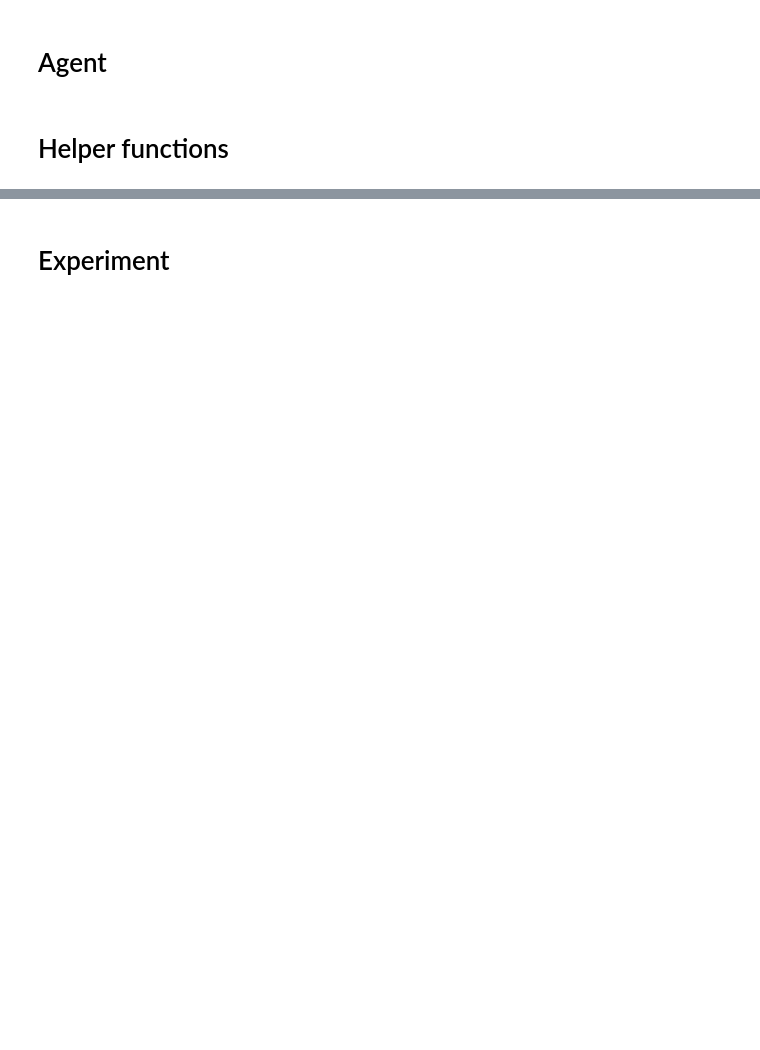
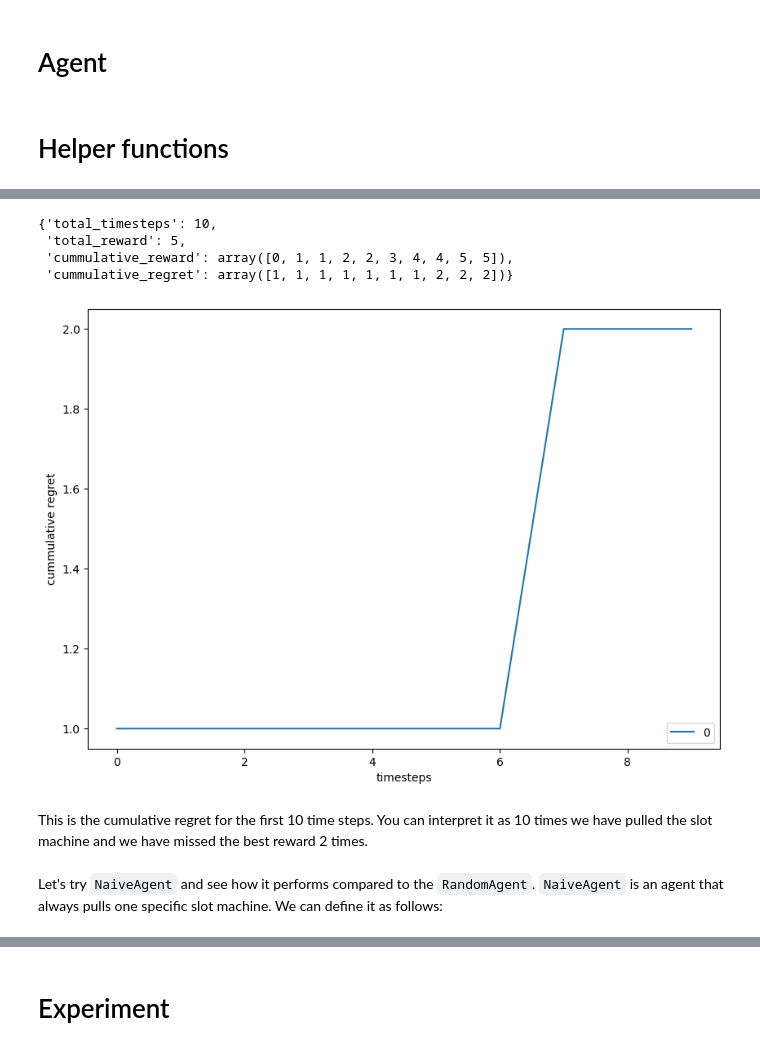
Before and after one commit to nutorbit/bandit, a Jupyter notebook: notebooks/tutorial.ipynb, the cells around one changed output, grey strips where cells are left out. Cells and saved outputs as stored; diff of their text form; code cells hidden in the pictures; blank space fills up the shorter version.

```diff
--- a/notebooks/tutorial.ipynb
+++ b/notebooks/tutorial.ipynb
@@ -64,0 +107,2 @@ class SlotMachine:
+# %%
+env = SlotMachine(reward_rates=[0.2, 0.2, 0.3], seed=123)
@@ -166,0 +251,18 @@ def test_agent(
+# %%
+# first, get the report from environment
+rep = env.get_performance_report()
+rep
+# %% [output]
+{'total_timesteps': 10,
+ 'total_reward': 5,
+ 'cummulative_reward': array([0, 1, 1, 2, 2, 3, 4, 4, 5, 5]),
+ 'cummulative_regret': array([1, 1, 1, 1, 1, 1, 1, 2, 2, 2])}
+# %%
+# plot the cummulative regret
+plot_regret(rep)
+# %% [output]
+[figure, added]
+# %% [markdown]
+This is the cumulative regret for the first 10 time steps. You can interpret it as 10 times we have pulled the slot machine and we have missed the best reward 2 times.
+# %% [markdown]
+Let's try `NaiveAgent` and see how it performs compared to the `RandomAgent`. `NaiveAgent` is an agent that always pulls one specific slot machine. We can define it as follows:
```
Also changed, not shown: parts of 36 cells of this notebook, 2 other files.
